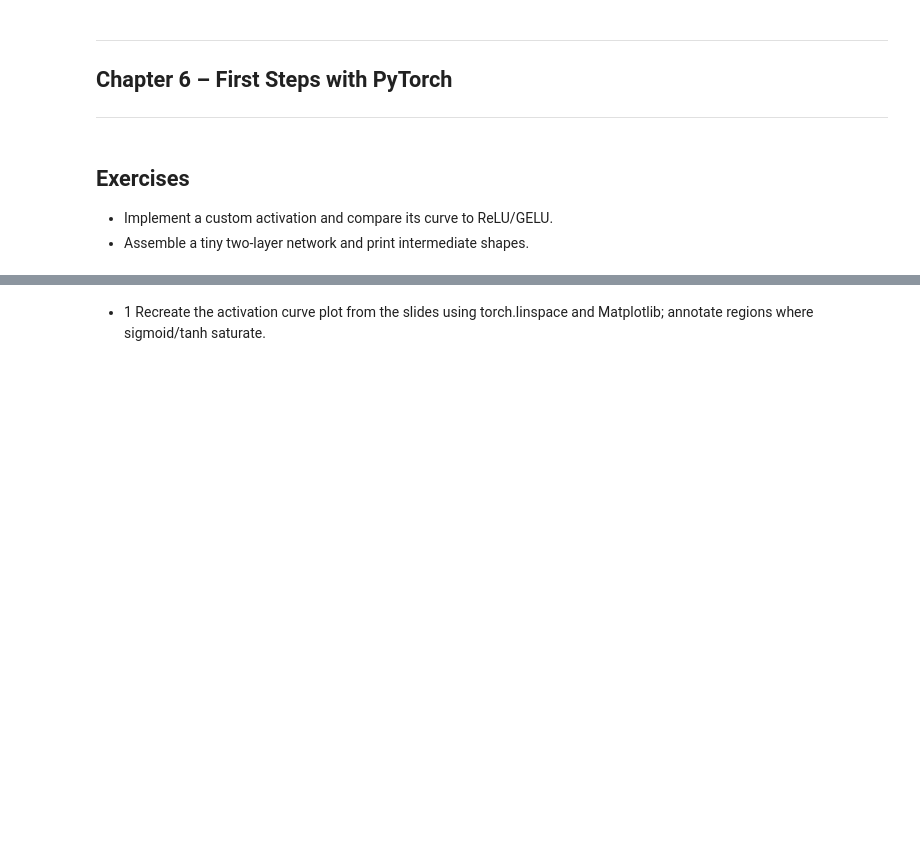
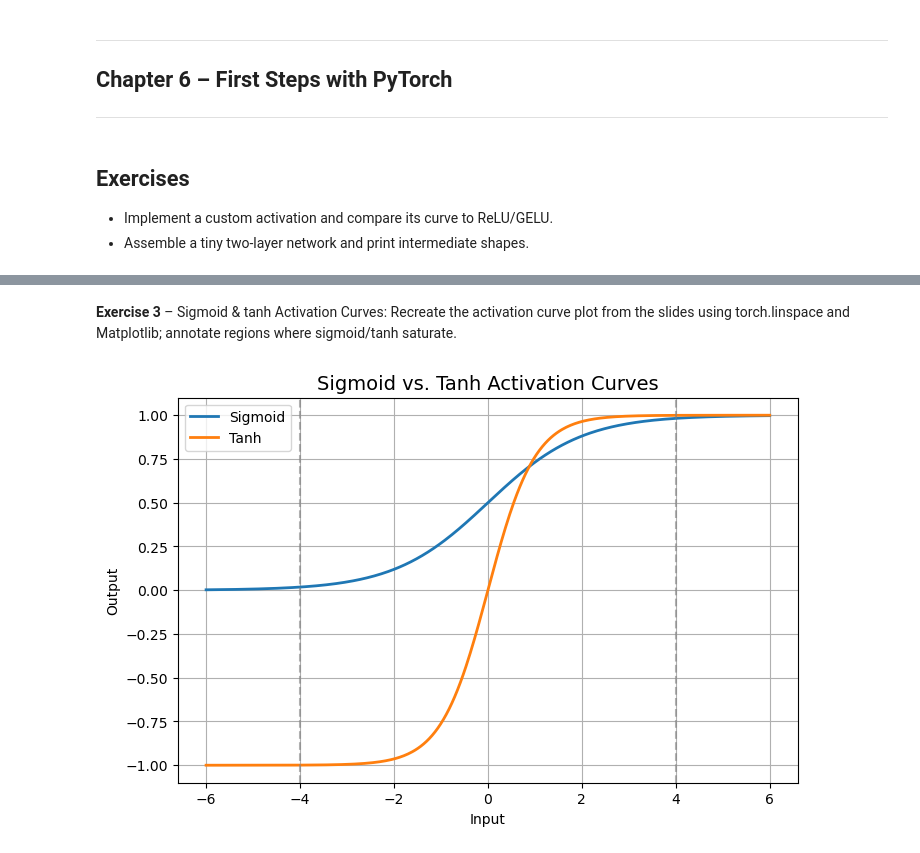
Before and after one commit to FranQuant/pytorch_dl_apps, a Jupyter notebook: part2_pytorch_basics/exercises_challenges/exercises_ch6_neurons_activations.ipynb, the cells around one changed output, grey strips where cells are left out. Saved outputs shown, nothing was run; the diff lists cells and outputs as text; code cells hidden in the pictures; blank space fills up the shorter version.

```diff
--- a/part2_pytorch_basics/exercises_challenges/exercises_ch6_neurons_activations.ipynb
+++ b/part2_pytorch_basics/exercises_challenges/exercises_ch6_neurons_activations.ipynb
@@ -9,2 +160,29 @@
 # %% [markdown]
-- 1 Recreate the activation curve plot from the slides using torch.linspace and Matplotlib; annotate regions where sigmoid/tanh saturate.
+**Exercise 3** – Sigmoid & tanh Activation Curves:
+Recreate the activation curve plot from the slides using torch.linspace and Matplotlib; annotate regions where sigmoid/tanh saturate.
+# %%
+# ============================================================
+# Exercise 3 – Activation Curves: Sigmoid and Tanh
+# ============================================================
+
+# Generate evenly spaced inputs
+x = torch.linspace(-6, 6, 400)
+
+# Compute activations
+sigmoid_y = torch.sigmoid(x)
+tanh_y = torch.tanh(x)
+
+# Plot the activation curves
+plt.figure(figsize=(8, 5))
+plt.plot(x, sigmoid_y, label="Sigmoid", lw=2)
+plt.plot(x, tanh_y, label="Tanh", lw=2)
+plt.axvline(-4, color="gray", linestyle="--", alpha=0.6)
+plt.axvline(4, color="gray", linestyle="--", alpha=0.6)
+plt.title("Sigmoid vs. Tanh Activation Curves", fontsize=14)
+plt.xlabel("Input")
+plt.ylabel("Output")
+plt.grid(True)
+plt.legend()
+plt.show()
+# %% [output]
+[figure, added]
```
Also changed, not shown: parts of 39 cells of this notebook, 1 other file.
